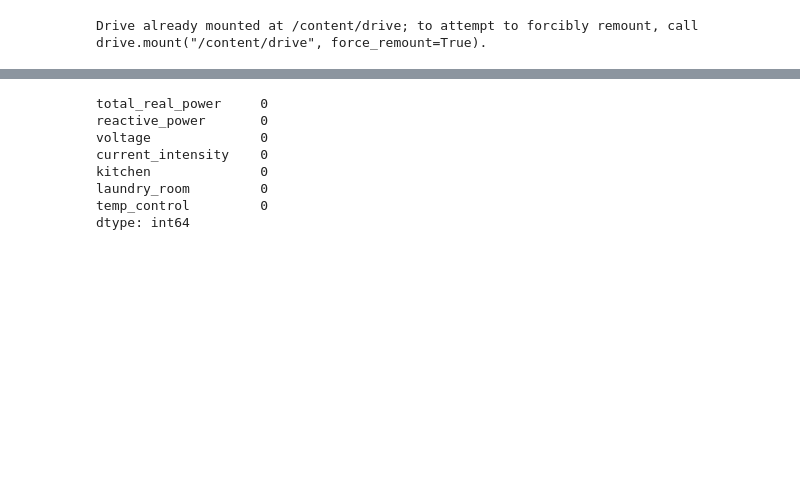
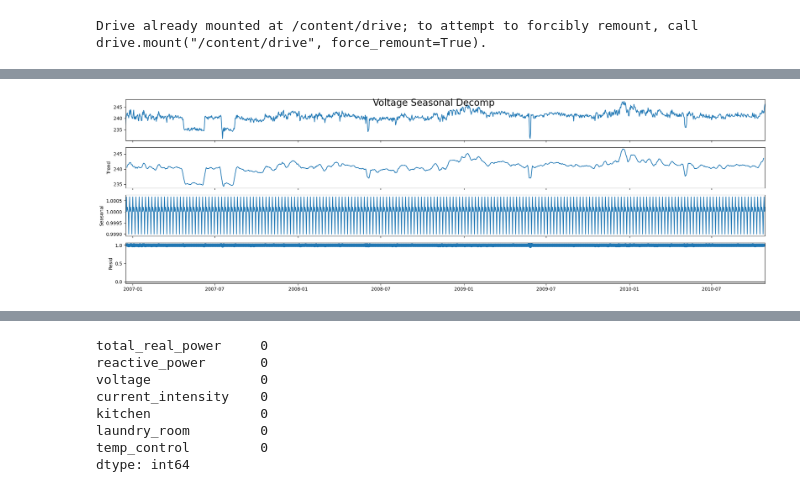
Before and after one commit to augustofonseca25/LSTM-time-series-tutorial, a Jupyter notebook: LSTM_model3.ipynb, the cells around one changed output, grey strips where cells are left out. Saved outputs shown, nothing was run; the diff lists cells and outputs as text; code cells hidden in the pictures; blank space fills up the shorter version.

```diff
--- a/LSTM_model3.ipynb
+++ b/LSTM_model3.ipynb
@@ -64,0 +263,7 @@ df.head()
+# %%
+plt.rc("figure",figsize=(20,6))
+f_voltage.seasonal_decompose(model='mul').plot()
+plt.suptitle('Voltage Seasonal Decomp',size=20)
+plt.show()
+# %% [output]
+[figure, added]
```
Also changed, not shown: parts of 13 cells of this notebook.
